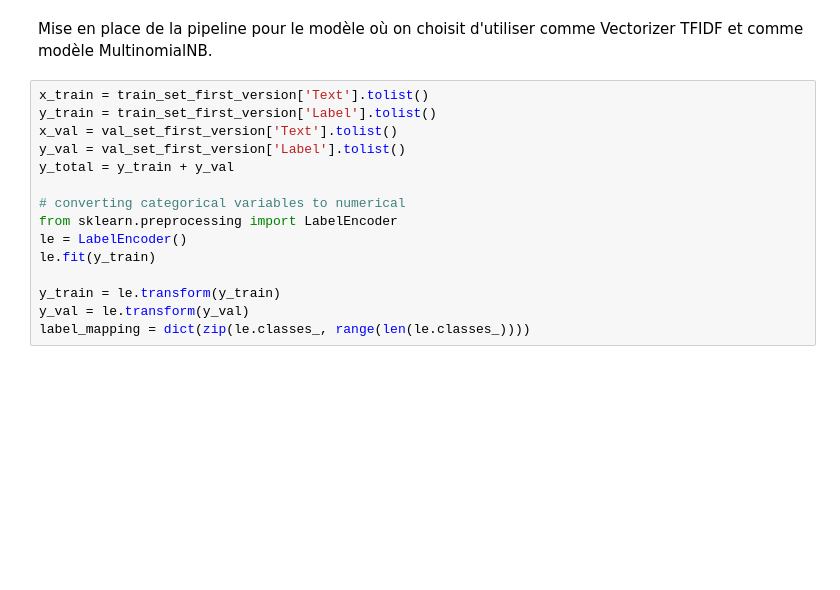
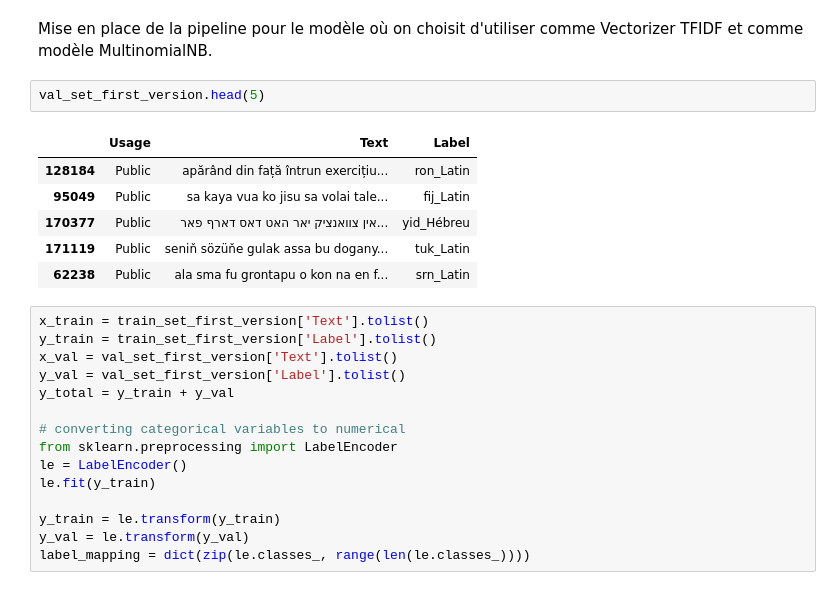
Before and after one commit to paullebolloch/kaggle_nlp, a Jupyter notebook: version_hippo.ipynb, the cells around one changed output. Drawn from its saved outputs; the diff is of its cells as text; blank space fills up the shorter version.

```diff
--- a/version_hippo.ipynb
+++ b/version_hippo.ipynb
@@ -249,6 +265,15 @@ train_set_first_version = add_alphabet_to_label(train_set_first_version)
 val_set_first_version = add_alphabet_to_label(val_set_first_version)
 # %% [markdown]
 Mise en place de la pipeline pour le modèle où on choisit d'utiliser comme Vectorizer TFIDF et comme modèle MultinomialNB.
+# %%
+val_set_first_version.head(5)
+# %% [output]
+|  | Usage | Text | Label |
+| 128184 | Public | apărând din față întrun exercițiu... | ron_Latin |
+| 95049 | Public | sa kaya vua ko jisu sa volai tale... | fij_Latin |
+| 170377 | Public | אין צוואנציק יאר האט דאס דארף פאר... | yid_Hébreu |
+| 171119 | Public | seniň sözüňe gulak assa bu dogany... | tuk_Latin |
+| 62238 | Public | ala sma fu grontapu o kon na en f... | srn_Latin |
 # %%
 x_train = train_set_first_version['Text'].tolist()
 y_train = train_set_first_version['Label'].tolist()
```
Also changed, not shown: parts of 28 cells of this notebook.
